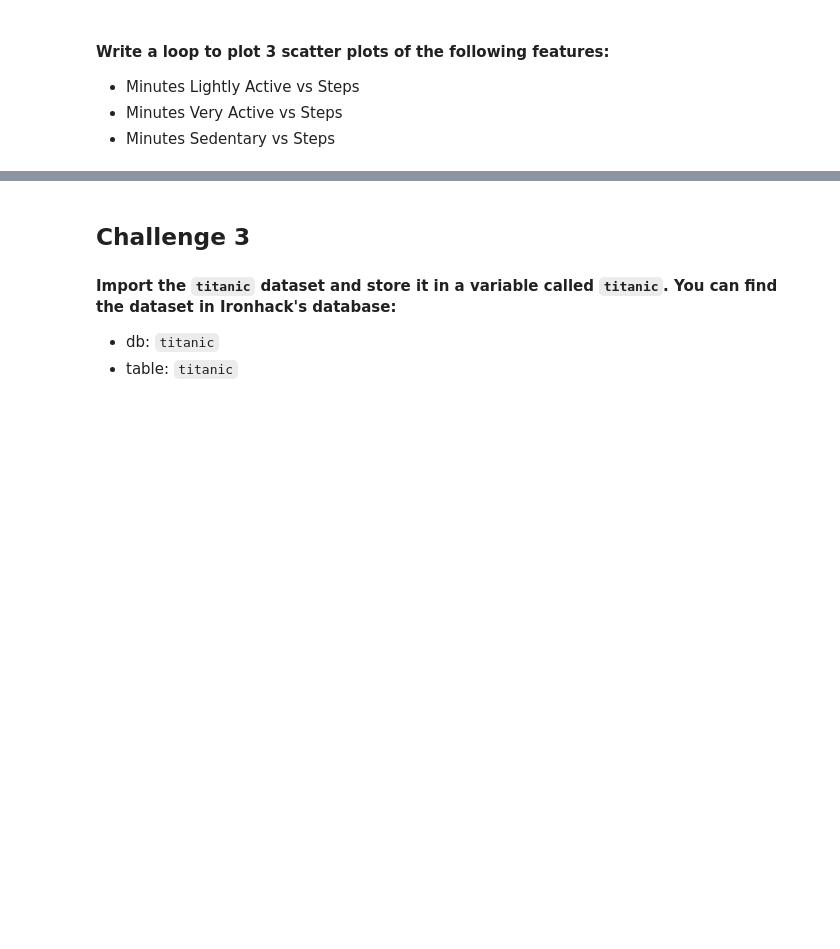
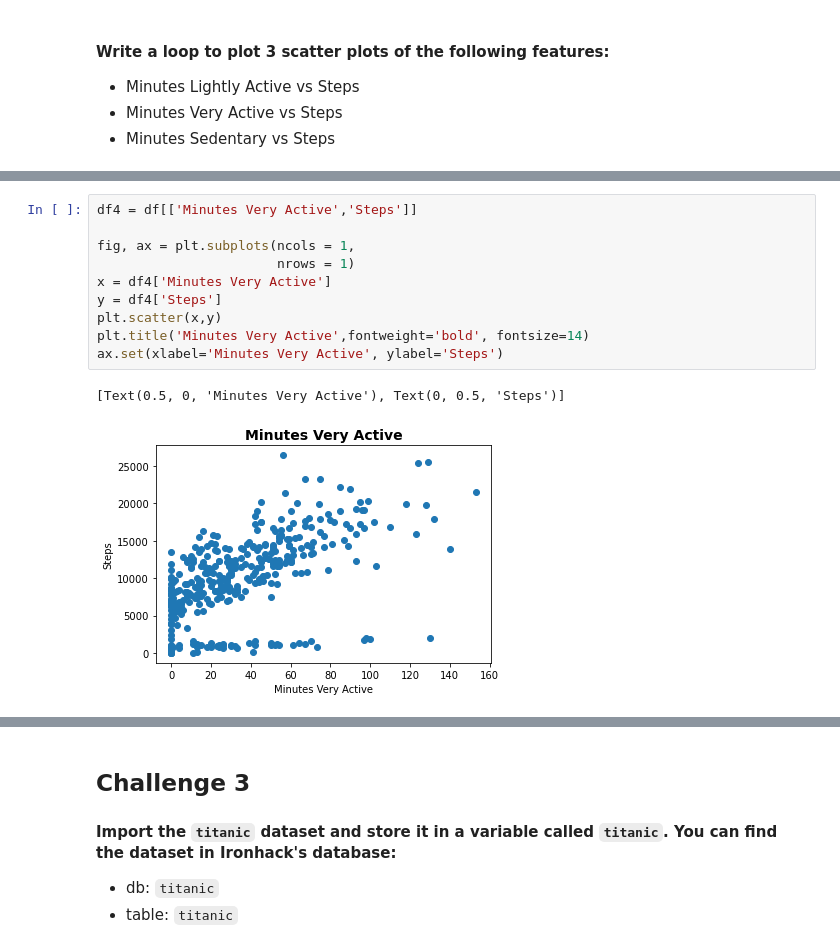
Before and after one commit to anadeondarza/dataptmad0522_labs, a Jupyter notebook: module-2/matplotlib-seaborn/your-code/main.ipynb, the cells around one changed output, grey strips where cells are left out. Drawn from its saved outputs; the diff is of its cells as text; blank space fills up the shorter version.

```diff
--- a/module-2/matplotlib-seaborn/your-code/main.ipynb
+++ b/module-2/matplotlib-seaborn/your-code/main.ipynb
@@ -188,0 +201,13 @@ ax.set(xlabel='Work_or_Weekend', ylabel='Steps')
+# %%
+df4 = df[['Minutes Very Active','Steps']]
+
+fig, ax = plt.subplots(ncols = 1,
+                       nrows = 1)
+x = df4['Minutes Very Active']
+y = df4['Steps']
+plt.scatter(x,y)
+plt.title('Minutes Very Active',fontweight='bold', fontsize=14)
+ax.set(xlabel='Minutes Very Active', ylabel='Steps')
+# %% [output]
+[Text(0.5, 0, 'Minutes Very Active'), Text(0, 0.5, 'Steps')]
+[figure, added]
```
Also changed, not shown: parts of 4 cells of this notebook.
